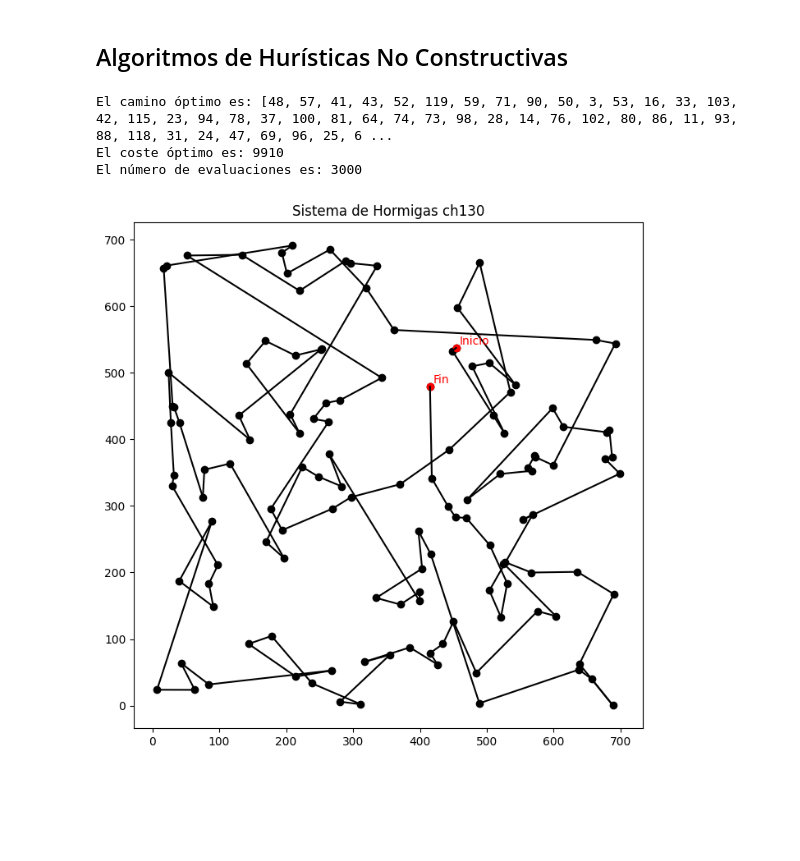
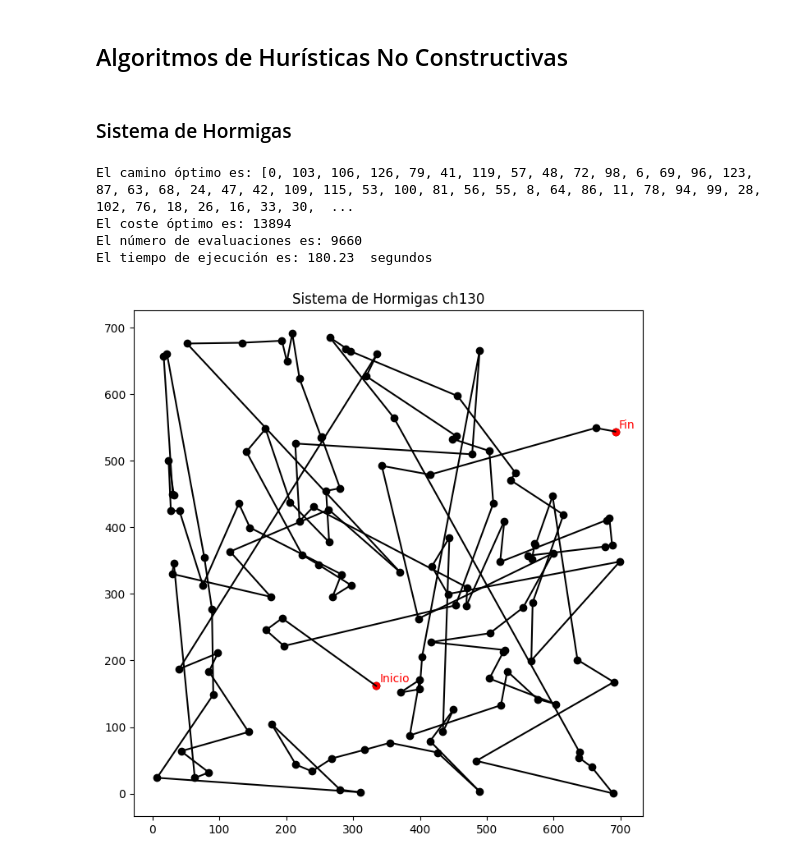
Before and after one commit to GrunCrow/Optimization_Solar_Plant, a Jupyter notebook: 4_Ant_Colony/4_ant_colony.ipynb, the cells around one changed output. Cells and saved outputs as stored; diff of their text form; code cells hidden in the pictures; blank space fills up the shorter version.

```diff
--- a/4_Ant_Colony/4_ant_colony.ipynb
+++ b/4_Ant_Colony/4_ant_colony.ipynb
@@ -245,16 +261,10 @@ Mejor camino:  [0, 279, 1, 2, 278, 277, 3, 276, 275, 274, 273, 272, 271, 270, 15
  Distancia recorrida: 3055
 # %% [markdown]
 ## Algoritmos de Hurísticas No Constructivas
+# %% [markdown]
+### Sistema de Hormigas
 # %%
-def coste_camino(camino, distancias):
-    coste = 0
-    for i in range(len(camino)-1):
-        coste += distancias[camino[i]][camino[i+1]]
-    # Suma la distancia de vuelta a la ciudad inicial
-    coste += distancias[camino[-1]][camino[0]]
-    return coste
-
-def sistema_hormigas(datos_ciudades, distancias, num_hormigas, num_iteraciones, alpha, beta, rho, f0):
+def sistema_hormigas(datos_ciudades, distancias, num_hormigas = 30, tiempo_limite = 60, alpha = 1, beta = 2, rho = 0.1, f0 = 1):
     num_ciudades = len(datos_ciudades)
     path_optimo = None
     coste_optimo = float("inf")
@@ -263,12 +273,22 @@ def sistema_hormigas(datos_ciudades, distancias, num_hormigas, num_iteraciones,
     feromonas = np.ones((num_ciudades, num_ciudades)) * f0 / num_ciudades
     evaluaciones = 0
 
-    for i in range(num_iteraciones):
+    tiempo_limite = float(tiempo_limite)
+    tiempo_ejecucion_segundos= 0.0
+
+    barra_progreso = tqdm(total=tiempo_limite, leave=True, position=0, unit='s')  # Creamos la barra de progreso
+
+    while tiempo_ejecucion_segundos < tiempo_limite:
+        tiempo_inicio = time.time()
+
         # Crear colonia de hormigas
         hormigas = []
         for j in range(num_hormigas):
-            ciudad_inicial = int(random.randint(0, num_ciudades-1))
-            hormigas.append([ciudad_inicial])
+            #ciudad_inicial = int(random.randint(0, num_ciudades-1))
+            #hormigas.append([ciudad_inicial])
+
+            # Si queremos empezar por la ciudad 0: todas las hormigas a la ciudad 0 en el inicio:
+            hormigas.append([0])
 
         # Recorrer todas las ciudades
         for hormiga in hormigas:
@@ -308,36 +328,47 @@ def sistema_hormigas(datos_ciudades, distancias, num_hormigas, num_iteraciones,
                 if coste_camino(hormiga, distancias) == coste_optimo:
                     feromonas[ciudad1, ciudad2] += 1.0 / coste_optimo
 
-    return path_optimo, coste_optimo, evaluaciones
+        tiempo_fin = time.time()
+        tiempo_elapsado = tiempo_fin - tiempo_inicio
+        tiempo_ejecucion_segundos += tiempo_elapsado
+
+        # Mostrar barra de progreso
+        barra_progreso.update(round(tiempo_elapsado))
+
+    barra_progreso.close()
+
+    return path_optimo, coste_optimo, evaluaciones, round(tiempo_ejecucion_segundos,2)
 # %%
 fichero_name = "ch130"
 fichero = 'tsp/' + fichero_name + '.tsp'
 datos_ciudades = cargar_datos(fichero)
 distancias = calcular_distancias(datos_ciudades)
 
 num_hormigas = n_hormigas
-num_iteraciones = 100 # cambiar por tiempo y establecer en el while
+tiempo_limite = tiempo_max_c130
 a = alpha
 b = beta
 rho = parametro_evaporacion
 
 n = len(datos_ciudades)
 L = coste_greedy_c130
 cantidad_feronoma_0 = 1 / (n * L)
 
 f0 = cantidad_feronoma_0
 
-path_optimo, coste_optimo, evaluaciones = sistema_hormigas(datos_ciudades, distancias, num_hormigas, num_iteraciones, a, b, rho, f0)
+path_optimo, coste_optimo, evaluaciones, tiempo_ejecucion_segundos = sistema_hormigas(datos_ciudades, distancias, num_hormigas, tiempo_limite, a, b, rho, f0)
 
 print("El camino óptimo es:", path_optimo)
 print("El coste óptimo es:", coste_optimo)
 print("El número de evaluaciones es:", evaluaciones)
+print("El tiempo de ejecución es:", tiempo_ejecucion_segundos, " segundos")
 representar_mapa(datos_ciudades, path_optimo, algorithm_name=sh_name, fichero_name=fichero_name)
 # %% [output]
-El camino óptimo es: [48, 57, 41, 43, 52, 119, 59, 71, 90, 50, 3, 53, 16, 33, 103, 42, 115, 23, 94, 78, 37, 100, 81, 64, 74, 73, 98, 28, 14, 76, 102, 80, 86, 11, 93, 88, 118, 31, 24, 47, 69, 96, 25, 6 ...
-El coste óptimo es: 9910
-El número de evaluaciones es: 3000
+El camino óptimo es: [0, 103, 106, 126, 79, 41, 119, 57, 48, 72, 98, 6, 69, 96, 123, 87, 63, 68, 24, 47, 42, 109, 115, 53, 100, 81, 56, 55, 8, 64, 86, 11, 78, 94, 99, 28, 102, 76, 18, 26, 16, 33, 30,  ...
+El coste óptimo es: 13894
+El número de evaluaciones es: 9660
+El tiempo de ejecución es: 180.23  segundos
-[figure, old version]
+[figure, new version]
 # %%
 fichero_name = "a280"
 fichero = 'tsp/' + fichero_name + '.tsp'
```
Also changed, not shown: parts of 9 cells of this notebook, 2 other files.
